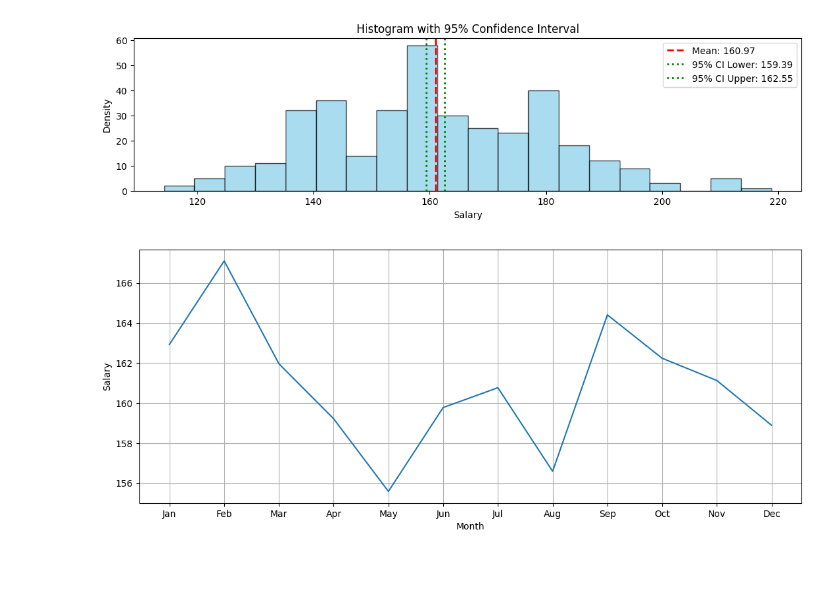
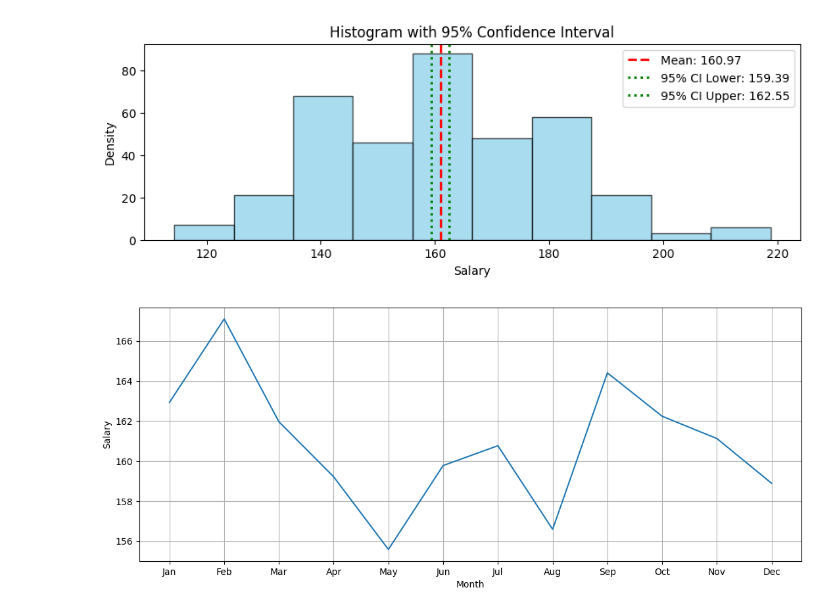
Before and after one commit to Alexandr1123212545/test_task_v1, a Jupyter notebook: main.ipynb, the cells around one changed output. Saved outputs shown, nothing was run; the diff lists cells and outputs as text; code cells hidden in the pictures; blank space fills up the shorter version.

```diff
--- a/main.ipynb
+++ b/main.ipynb
@@ -52,21 +51,3 @@ df = replace_non_digit_string(df)
 df = remove_empty_strings(df)
 df = remove_duplicates(df)
 df = remove_by_time(df)
-# %%
-# get unique rows for every hour, get median values, get mean values and mergin metrics and dataset
-def metrics_calculation(data_frame):
-
-    data_frame['TimeOnly'] = pd.to_datetime(data_frame['BirthDate']).dt.time
-
-    grouped = data_frame.groupby('TimeOnly')
-
-    result = pd.DataFrame({
-        'UniqueCounts': grouped['Name'].nunique(),
-        'MeanValues': grouped['Height'].mean(),
-        'MedianValues': grouped['Height'].median()
-    })
-
-    return result
-
-metrics = metrics_calculation(df)
-df = df.join(metrics, on='TimeOnly', how='inner')
@@ -74,36 +74,36 @@ df = df.join(metrics, on='TimeOnly', how='inner')
 '''
 Having a large sample and normal distribution of data,
 I calculated a confidence interval based on the sample - I used the z-distribution.
 '''
 
 sample = df['Height']
 
 # calculate mean and standart deviation
 mean = np.mean(sample)
 std_dev = np.std(sample, ddof=1)
 n = len(sample)
 
 # calculate of 95% confidience interval
 confidience_level = 0.95
 Z = stats.norm.ppf((1 + confidience_level)/2)
 
 # formula for confidience interval
 margin_of_error = Z * (std_dev / np.sqrt(n))
 confidience_interval = (mean - margin_of_error, mean + margin_of_error)
 
-plt.figure(figsize=(13, 3))
+plt.figure(figsize=(10, 3))
 
-plt.hist(sample, bins=20, color='skyblue', alpha=0.7, edgecolor='black')
+plt.hist(sample, bins=10, color='skyblue', alpha=0.7, edgecolor='black')
 plt.axvline(mean, color='red', linestyle='dashed', linewidth=2, label=f'Mean: {mean:.2f}')
 plt.axvline(confidience_interval[0], color='green', linestyle='dotted', linewidth=2, label=f'95% CI Lower: {confidience_interval[0]:.2f}')
 plt.axvline(confidience_interval[1], color='green', linestyle='dotted', linewidth=2, label=f'95% CI Upper: {confidience_interval[1]:.2f}')
 plt.title('Histogram with 95% Confidence Interval')
 plt.xlabel('Salary')
 plt.ylabel('Density')
 plt.legend()
 plt.show()
 # %% [output]
-[figure, old version]
+[figure, new version]
 # %%
 df['BirthDate'] = pd.to_datetime(df['BirthDate'])
 df['month'] = df['BirthDate'].dt.month
```
Also changed, not shown: parts of 2 cells of this notebook.
